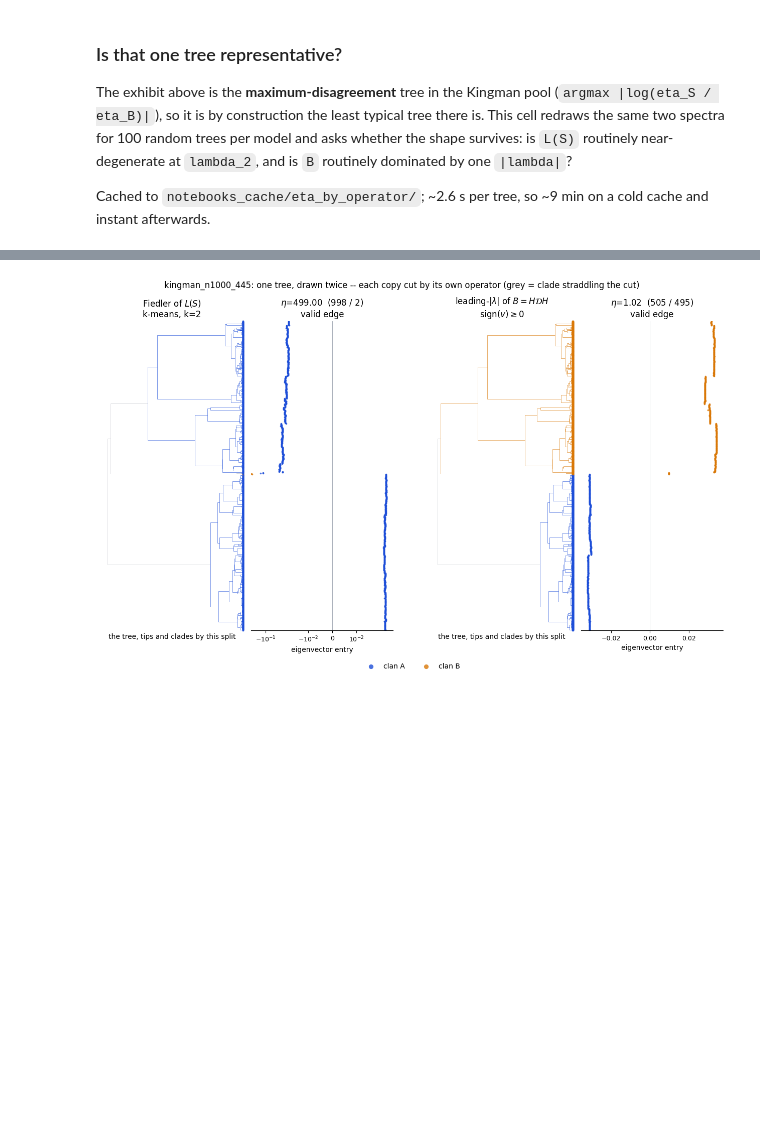
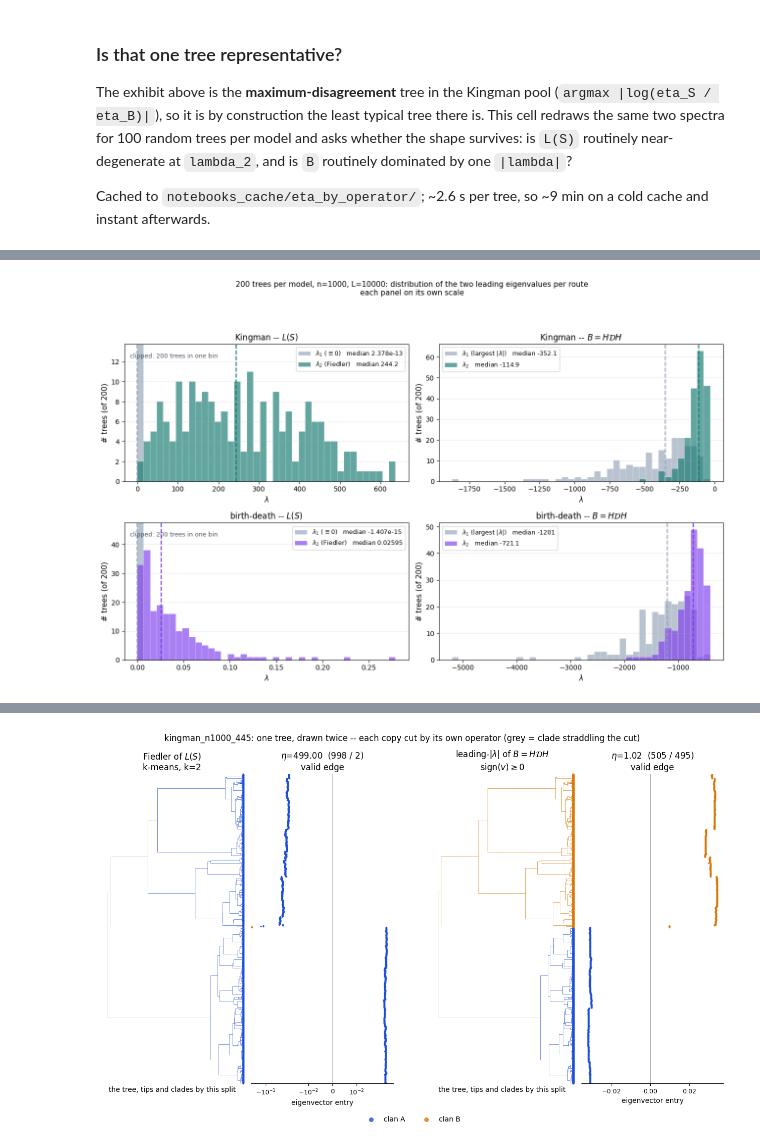
Before and after one commit to itaygonnen/spectral-tree-inference, a Jupyter notebook: sub_sampled_fielder_vec/analysis/supporting/eta_by_operator.ipynb, the cells around one changed output, grey strips where cells are left out. Drawn from its saved outputs; the diff is of its cells as text; code cells hidden in the pictures; blank space fills up the shorter version.

```diff
--- a/sub_sampled_fielder_vec/analysis/supporting/eta_by_operator.ipynb
+++ b/sub_sampled_fielder_vec/analysis/supporting/eta_by_operator.ipynb
@@ -449,0 +474,50 @@ gap_table   # gap = (l3-l2)/l3 for L(S), (|l|1-|l|2)/|l|1 for B; blank = not a s
+# %%
+# The distribution of the two leading eigenvalues themselves, one panel per
+# (tree model, route), on the same 200-tree sample as the band plot above. The band
+# shows the mean shape; this shows how much every individual tree moves.
+#   L(S): lambda_1 is identically 0 for a connected graph, so that series is a spike
+#         at the left edge -- the informative one is lambda_2, the Fiedler value.
+#   B   : the two largest |lambda|, and B is NSD, so both series are negative; the
+#         separation between them IS the spectral gap the sign rule relies on.
+# Every panel scales itself: Kingman degrees (hence L's eigenvalues) are four orders
+# of magnitude above birth-death's, so one shared axis would flatten a whole row.
+C_EV1 = "#94a3b8"                       # lambda_1 grey; lambda_2 takes the model colour
+EV_SPEC = [(spec_L, r"$L(S)$", (r"$\lambda_1$ ($\equiv 0$)", r"$\lambda_2$ (Fiedler)")),
+           (spec_B, r"$B = H\mathcal{D}H$",
+            (r"$\lambda_1$ (largest $|\lambda|$)", r"$\lambda_2$"))]
+
+fig, axes = plt.subplots(len(MODELS), len(EV_SPEC), figsize=(13, 8.5))
+for r, (mo, mname) in enumerate(MODELS):
+    sel = models == mo
+    for c, (Y, rname, labels) in enumerate(EV_SPEC):
+        ax = axes[r, c]
+        e1, e2 = Y[sel, 0], Y[sel, 1]
+        lo, hi_ = float(min(e1.min(), e2.min())), float(max(e1.max(), e2.max()))
+        ebins = np.linspace(lo, hi_ + 1e-12 * max(abs(hi_), 1), 41)  # shared within panel
+        peaks = []
+        for ev, col, lab in ((e1, C_EV1, labels[0]), (e2, C_MOD[mo], labels[1])):
+            cnt, _, _ = ax.hist(ev, bins=ebins, color=col, alpha=0.65,
+                                edgecolor="white", lw=0.3,
+                                label=f"{lab}   median {np.median(ev):.4g}")
+            ax.axvline(float(np.median(ev)), color=col, ls="--", lw=1.6)
+            peaks.append(int(cnt.max()))
+
+        # L(S)'s lambda_1 is 0 for every tree, so its bar is the whole sample in one
+        # bin and it flattens lambda_2 to nothing. Scale to the other series and say
+        # in the axes how tall the clipped bar really is.
+        tall, short = max(peaks), min(peaks)
+        if tall > 4 * short:
+            ax.set_ylim(0, short * 1.25)
+            ax.annotate(f"clipped: {tall} trees in one bin", xy=(0.02, 0.90),
+                        xycoords="axes fraction", fontsize=9, color="#4b5563")
+        ax.set_title(f"{mname} -- {rname}", fontsize=12)
+        ax.set_xlabel(r"$\lambda$", fontsize=11)
+        ax.set_ylabel(f"# trees (of {int(sel.sum())})", fontsize=11)
+        ax.legend(fontsize=9)
+        ax.grid(alpha=0.25, axis="y")
+fig.suptitle(f"{R_SAMPLE} trees per model, n={N}, L={SEQ_LEN}: distribution of the two "
+             f"leading eigenvalues per route\neach panel on its own scale", fontsize=11)
+fig.tight_layout(rect=[0, 0, 1, 0.93])
+plt.show()
+# %% [output]
+[figure, added]
```
Also changed, not shown: parts of 8 cells of this notebook, 21 other files.
